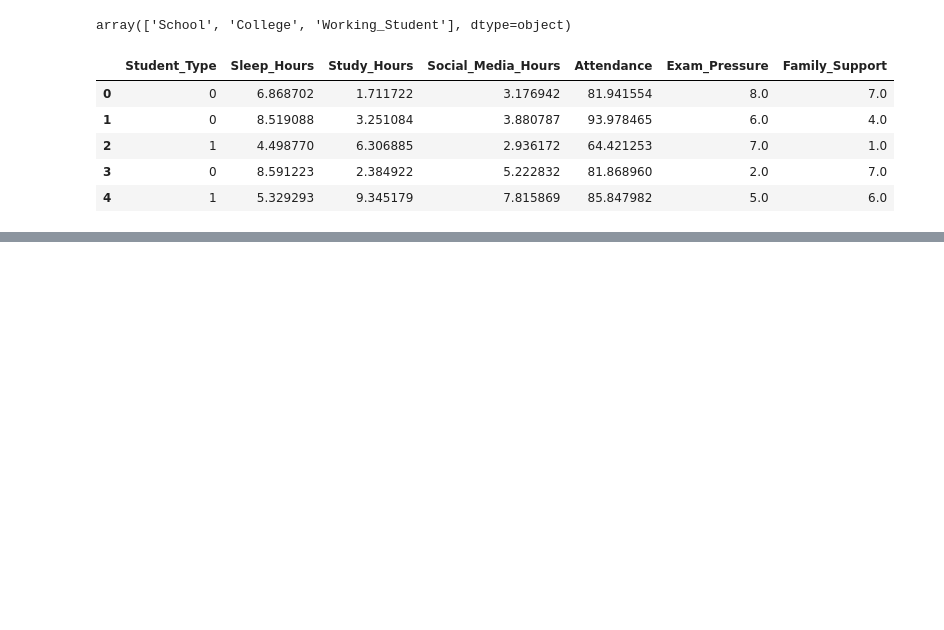
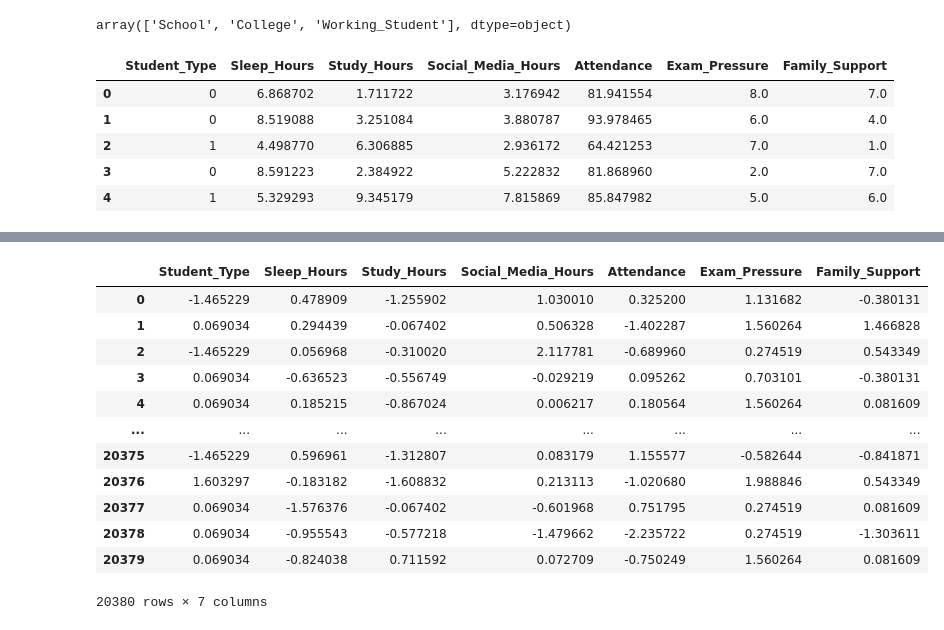
Before and after one commit to kishanyadav5436/ML_Training, a Jupyter notebook: StudentLIfe&Stress Prediction/student-lifestyle_and_stress.ipynb, the cells around one changed output, grey strips where cells are left out. Cells and saved outputs as stored; diff of their text form; code cells hidden in the pictures; blank space fills up the shorter version.

```diff
--- a/StudentLIfe&Stress Prediction/student-lifestyle_and_stress.ipynb
+++ b/StudentLIfe&Stress Prediction/student-lifestyle_and_stress.ipynb
@@ -429,0 +432,2 @@ X.head()
+# %%
+X_train, X_test, y_train, y_test=train_test_split(X,y,test_size=0.20,random_state=42,stratify=y)
@@ -429,0 +446,4 @@ X.head()
+# %%
+scaler=StandardScaler()
+# %%
+X_train=scaler.fit_transform(X_train)
@@ -429,0 +452,2 @@ X.head()
+# %%
+X_train=pd.DataFrame(X_train,columns=X.columns)
@@ -429,0 +456,16 @@ X.head()
+# %%
+X_train
+# %% [output]
+|  | Student_Type | Sleep_Hours | Study_Hours | Social_Media_Hours | Attendance | Exam_Pressure | Family_Support |
+| 0 | -1.465229 | 0.478909 | -1.255902 | 1.030010 | 0.325200 | 1.131682 | -0.380131 |
+| 1 | 0.069034 | 0.294439 | -0.067402 | 0.506328 | -1.402287 | 1.560264 | 1.466828 |
+| 2 | -1.465229 | 0.056968 | -0.310020 | 2.117781 | -0.689960 | 0.274519 | 0.543349 |
+| 3 | 0.069034 | -0.636523 | -0.556749 | -0.029219 | 0.095262 | 0.703101 | -0.380131 |
+| 4 | 0.069034 | 0.185215 | -0.867024 | 0.006217 | 0.180564 | 1.560264 | 0.081609 |
+| ... | ... | ... | ... | ... | ... | ... | ... |
+| 20375 | -1.465229 | 0.596961 | -1.312807 | 0.083179 | 1.155577 | -0.582644 | -0.841871 |
+| 20376 | 1.603297 | -0.183182 | -1.608832 | 0.213113 | -1.020680 | 1.988846 | 0.543349 |
+| 20377 | 0.069034 | -1.576376 | -0.067402 | -0.601968 | 0.751795 | 0.274519 | 0.081609 |
+| 20378 | 0.069034 | -0.955543 | -0.577218 | -1.479662 | -2.235722 | 0.274519 | -1.303611 |
+| 20379 | 0.069034 | -0.824038 | 0.711592 | 0.072709 | -0.750249 | 1.560264 | 0.081609 |
+20380 rows × 7 columns
```
Also changed, not shown: parts of 22 cells of this notebook, 1 other file.
